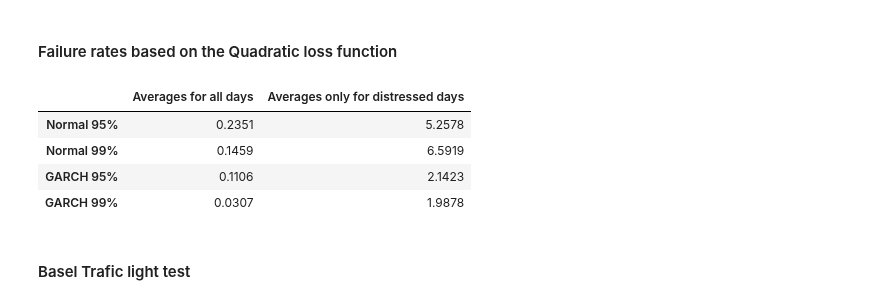
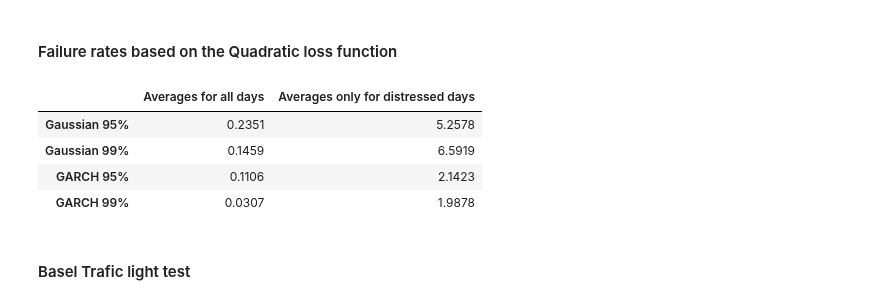
Before and after one commit to EdgyPanda/Python-Projects, a Jupyter notebook: VaR-Investigation/VaR Investigation.ipynb, the cells around one changed output. Cells and saved outputs as stored; diff of their text form; code cells hidden in the pictures.

```diff
--- a/VaR-Investigation/VaR Investigation.ipynb
+++ b/VaR-Investigation/VaR Investigation.ipynb
@@ -271,23 +271,23 @@ plt.show()
 # %%
 GarchLoss_95 = VaRViolations(VaR_Garch_95, SPYLogreturns, WindowLength, Loss=True)
 NormalLoss_95 = VaRViolations(VaRNormal_95, SPYLogreturns, WindowLength, Loss=True)
 
 GarchLoss_99 = VaRViolations(VaR_Garch_99, SPYLogreturns, WindowLength, Loss=True)
 NormalLoss_99 = VaRViolations(VaRNormal_99, SPYLogreturns, WindowLength, Loss=True)
 
 
 data = pd.concat([NormalLoss_95, NormalLoss_99, GarchLoss_95, GarchLoss_99], axis = 1)
 
-data.columns = ["Normal 95%", "Normal 99%", "GARCH 95%", "GARCH 99%"]
+data.columns = ["Gaussian 95%", "Gaussian 99%", "GARCH 95%", "GARCH 99%"]
 
 Averages = pd.concat([data.mean(), data[data > 0].mean()], axis = 1)
 Averages.columns = ["Averages for all days", "Averages only for distressed days"]
 
 Averages
 # %% [output]
 |  | Averages for all days | Averages only for distressed days |
-| Normal 95% | 0.2351 | 5.2578 |
-| Normal 99% | 0.1459 | 6.5919 |
+| Gaussian 95% | 0.2351 | 5.2578 |
+| Gaussian 99% | 0.1459 | 6.5919 |
 | GARCH 95% | 0.1106 | 2.1423 |
 | GARCH 99% | 0.0307 | 1.9878 |
 # %% [markdown]
```
Also changed, not shown: parts of 27 cells of this notebook.
